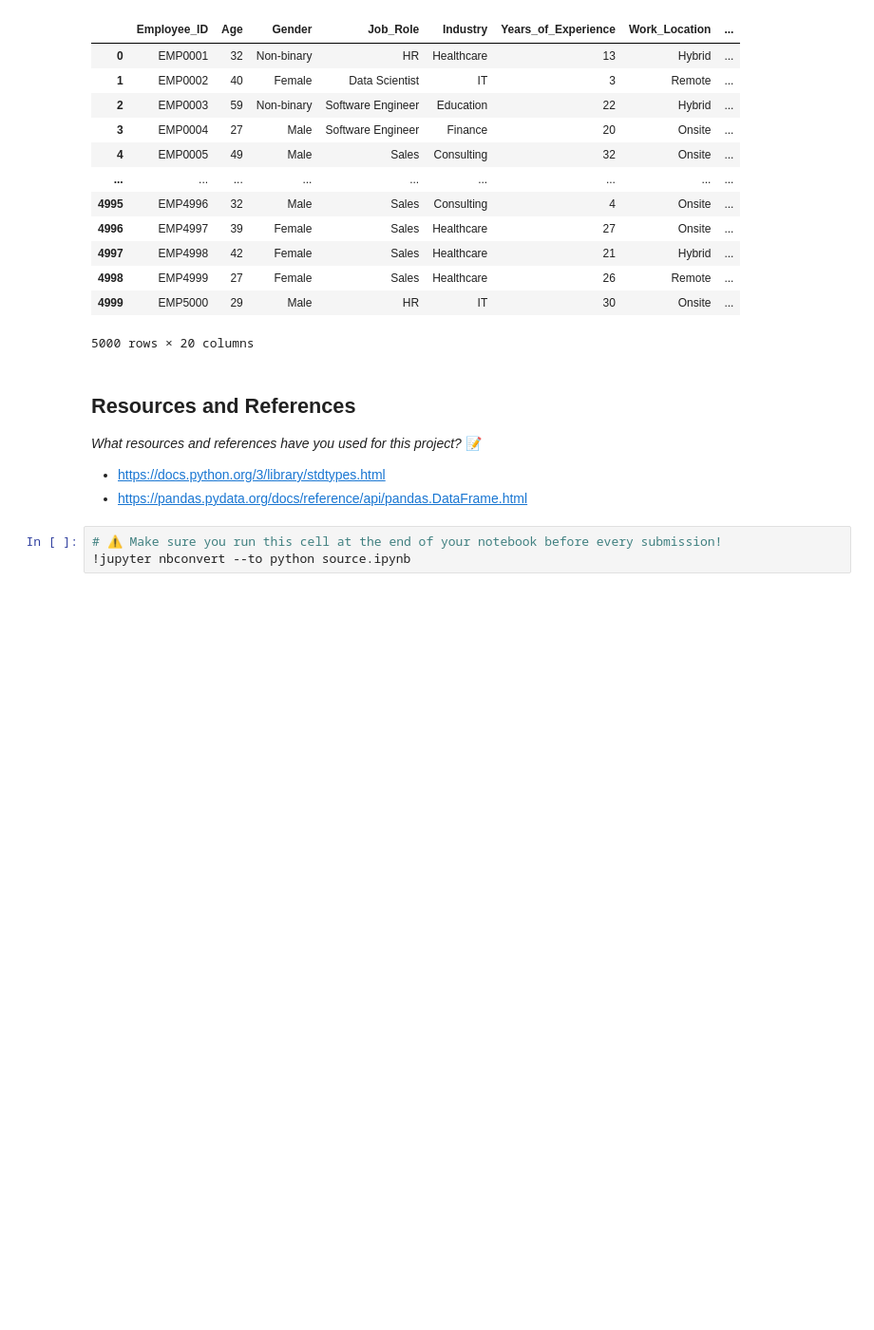
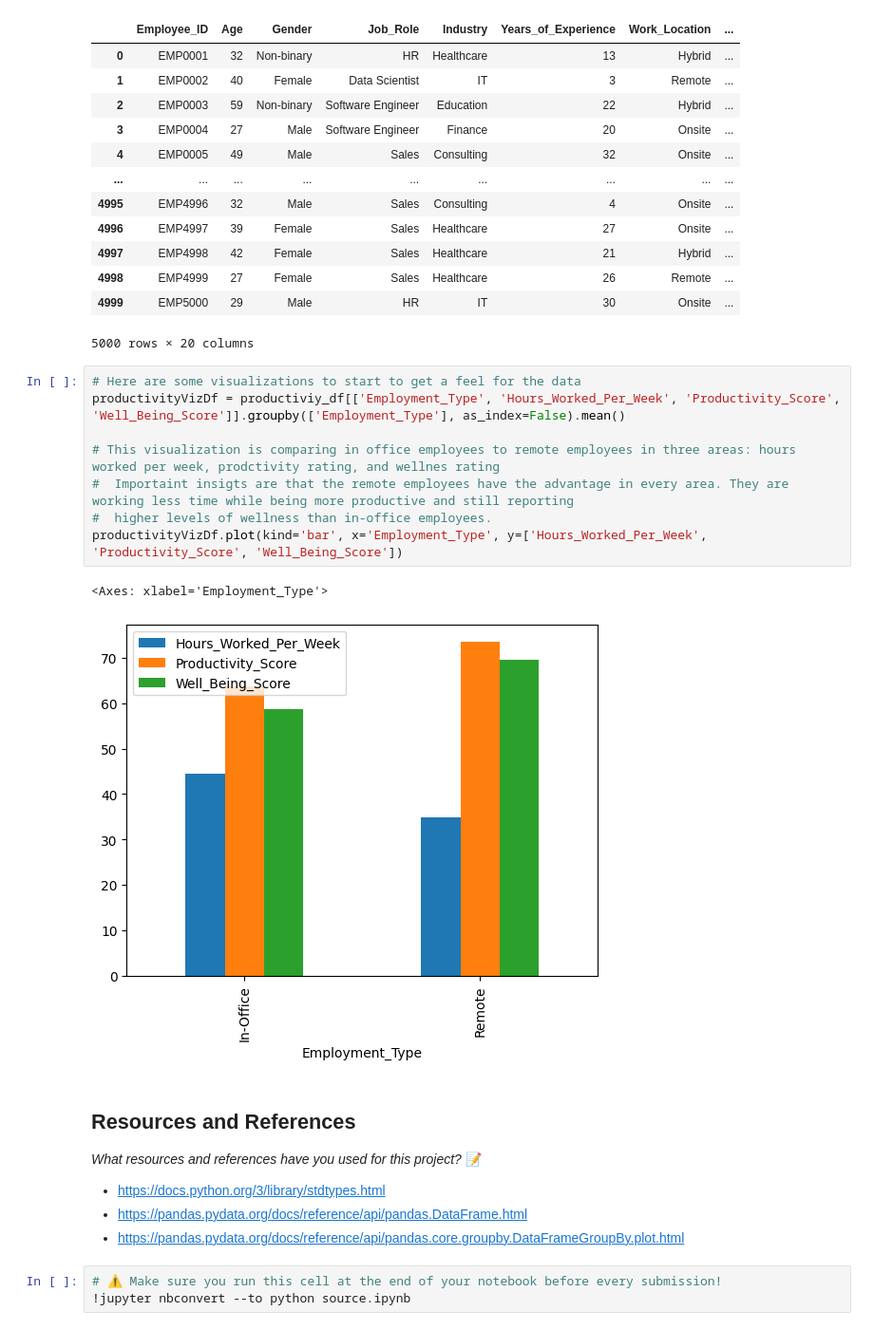
Before and after one commit to IT4063C-Fall24/final-project-dumfornc, a Jupyter notebook: source.ipynb, the cells around one changed output. Shown: that part at 95% size. Saved outputs shown, nothing was run; the diff lists cells and outputs as text; blank space fills up the shorter version.

Commit message:
[Final] Visualization 1 created

```diff
--- a/source.ipynb
+++ b/source.ipynb
@@ -122,12 +117,24 @@ mental_health_df
 | 4998 | EMP4999 | 27 | Female | Sales | Healthcare | 26 | Remote | ... |
 | 4999 | EMP5000 | 29 | Male | HR | IT | 30 | Onsite | ... |
 5000 rows × 20 columns
+# %%
+# Here are some visualizations to start to get a feel for the data
+productivityVizDf = productiviy_df[['Employment_Type', 'Hours_Worked_Per_Week', 'Productivity_Score', 'Well_Being_Score']].groupby(['Employment_Type'], as_index=False).mean()
+
+# This visualization is comparing in office employees to remote employees in three areas: hours worked per week, prodctivity rating, and wellnes rating
+#  Importaint insigts are that the remote employees have the advantage in every area. They are working less time while being more productive and still reporting
+#  higher levels of wellness than in-office employees.
+productivityVizDf.plot(kind='bar', x='Employment_Type', y=['Hours_Worked_Per_Week', 'Productivity_Score', 'Well_Being_Score'])
+# %% [output]
+<Axes: xlabel='Employment_Type'>
+[figure, added]
 # %% [markdown]
 ## Resources and References
 *What resources and references have you used for this project?*
 📝 <!-- Answer Below -->
 - https://docs.python.org/3/library/stdtypes.html
 - https://pandas.pydata.org/docs/reference/api/pandas.DataFrame.html
+- https://pandas.pydata.org/docs/reference/api/pandas.core.groupby.DataFrameGroupBy.plot.html
 # %%
 # ⚠️ Make sure you run this cell at the end of your notebook before every submission!
 !jupyter nbconvert --to python source.ipynb
```
Also changed, not shown: parts of 6 cells of this notebook.
